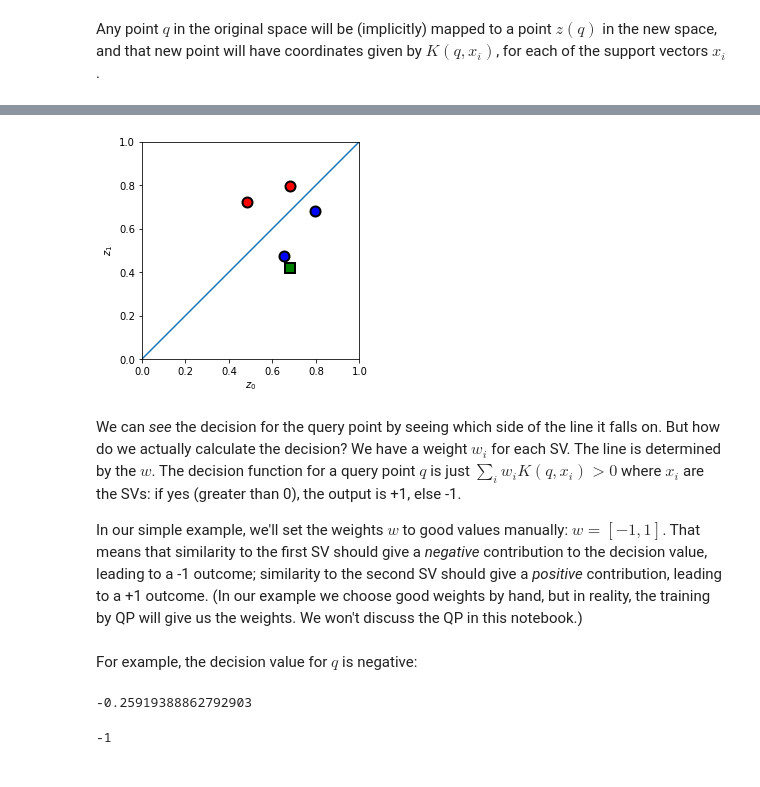
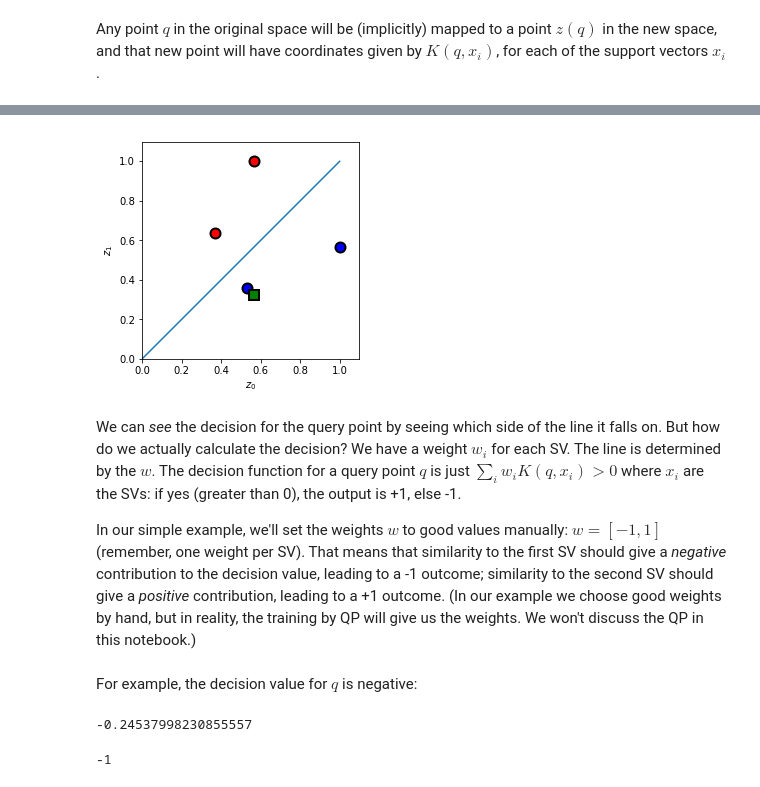
Before and after one commit to jmmcd/ML-snippets, a Jupyter notebook: SVM/SVM_implicit_feature_space.ipynb, the cells around one changed output, grey strips where cells are left out. Drawn from its saved outputs; the diff is of its cells as text; code cells hidden in the pictures.

```diff
--- a/SVM/SVM_implicit_feature_space.ipynb
+++ b/SVM/SVM_implicit_feature_space.ipynb
@@ -44,7 +44,7 @@ def d(x, y):
 
 def K(x, y):
     h = 0.5
-    return scipy.stats.norm.pdf(d(x, y), loc=0, scale=h)
+    return np.exp(- d(x, y) / (2 * h**2.0))
 # %% [markdown]
 Any point $q$ in the original space will be (implicitly) mapped to a point $z(q)$ in the new space, and that new point will have coordinates given by $K(q, x_i)$, for each of the support vectors $x_i$.
 # %%
@@ -83,19 +81,19 @@ We'll plot a good-looking separating hyperplane also, and see that the query poi
 # %%
 plt.plot(Z[y_neg, 0], Z[y_neg, 1], '.', c='b', markersize=20, mew=2, mec='k')
 plt.plot(Z[y_pos, 0], Z[y_pos, 1], '.', c='r', markersize=20, mew=2, mec='k')
 plt.plot(qz[0], qz[1], '.', c='g', marker='s', markersize=10, mew=2, mec='k')
 plt.plot((0, 1), (0, 1))
 plt.xlabel(r"$z_0$")
 plt.ylabel(r"$z_1$")
-plt.xlim((0, 1))
-plt.ylim((0, 1))
+plt.xlim((0, 1.1))
+plt.ylim((0, 1.1))
 plt.axes().set_aspect('equal')
 # %% [output]
-[figure, old version]
+[figure, new version]
 # %% [markdown]
 We can *see* the decision for the query point by seeing which side of the line it falls on. But how do we actually calculate the decision? We have a weight $w_i$ for each SV. The line is determined by the $w$. The decision function for a query point $q$ is just $\sum_i w_i K(q, x_i) > 0$ where $x_i$ are the SVs: if yes (greater than 0), the output is +1, else -1.
 
-In our simple example, we'll set the weights $w$ to good values manually: $w = [-1, 1]$. That means that similarity to the first SV should give a *negative* contribution to the decision value, leading to a -1 outcome; similarity to the second SV should give a *positive* contribution, leading to a +1 outcome. (In our example we choose good weights by hand, but in reality, the training by QP will give us the weights. We won't discuss the QP in this notebook.)
+In our simple example, we'll set the weights $w$ to good values manually: $w = [-1, 1]$ (remember, one weight per SV). That means that similarity to the first SV should give a *negative* contribution to the decision value, leading to a -1 outcome; similarity to the second SV should give a *positive* contribution, leading to a +1 outcome. (In our example we choose good weights by hand, but in reality, the training by QP will give us the weights. We won't discuss the QP in this notebook.)
 # %%
 x = np.linspace(0, 1, 11)
 z_0, z_1 = np.meshgrid(x, x)
@@ -113,7 +111,7 @@ For example, the decision value for $q$ is negative:
 # %%
 decision_value(q, SVs)
 # %% [output]
--0.25919388862792903
+-0.24537998230855557
 # %%
 decision_function(q, SVs)
 # %% [output]
```
Also changed, not shown: parts of 11 cells of this notebook, 1 other file.
